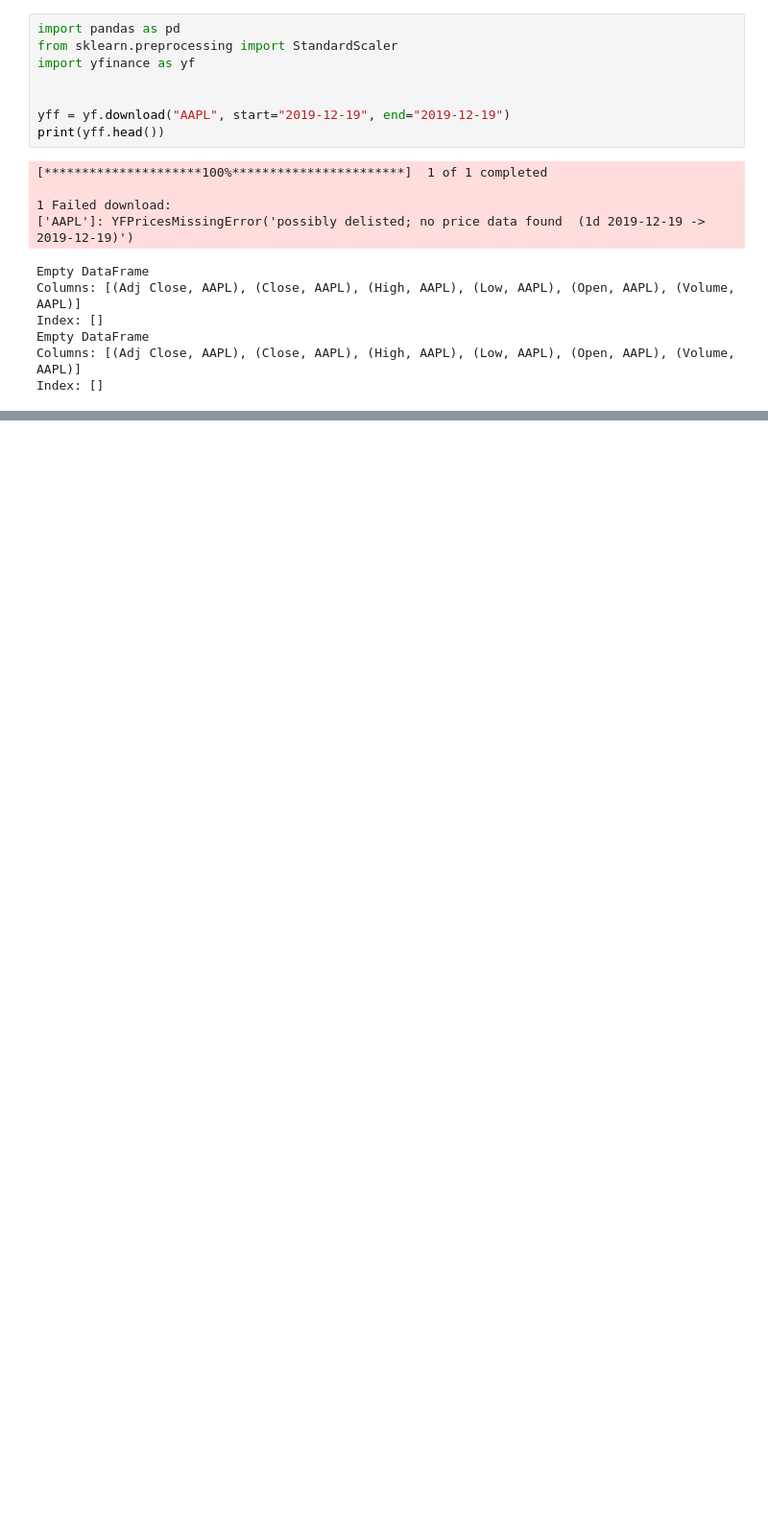
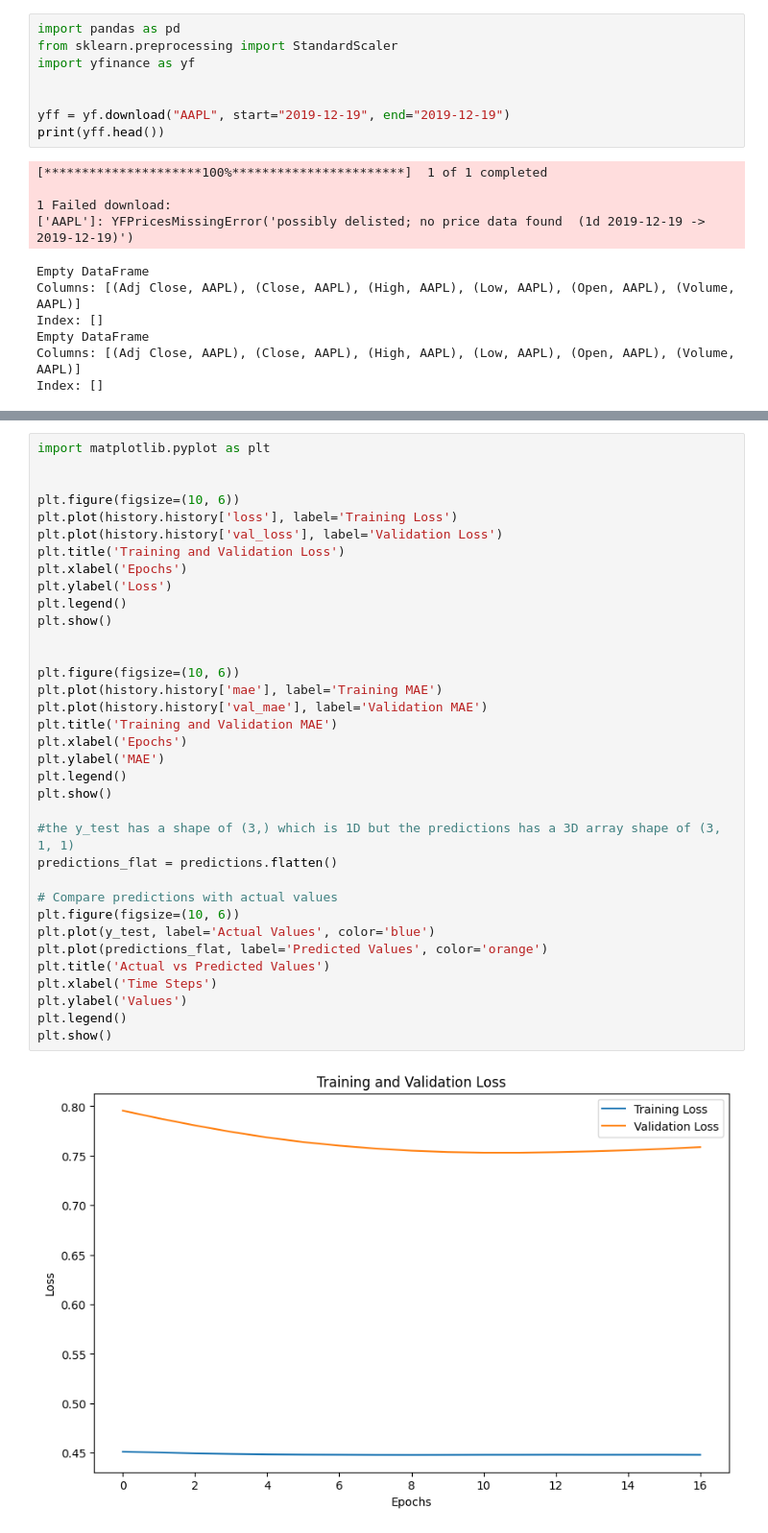
Before and after one commit to ripkoye/LSTMStockProject, a Jupyter notebook: notebooks/untitled.ipynb, the cells around one changed output, grey strips where cells are left out. Shown: that part at 96% size. Drawn from its saved outputs; the diff is of its cells as text; blank space fills up the shorter version.

Commit message:
added lstm model training and graph results

```diff
--- a/notebooks/untitled.ipynb
+++ b/notebooks/untitled.ipynb
@@ -99,0 +234,37 @@ MultiIndex([( 'Close', 'AAPL'),
+# %%
+import matplotlib.pyplot as plt
+
+
+plt.figure(figsize=(10, 6))
+plt.plot(history.history['loss'], label='Training Loss')
+plt.plot(history.history['val_loss'], label='Validation Loss')
+plt.title('Training and Validation Loss')
+plt.xlabel('Epochs')
+plt.ylabel('Loss')
+plt.legend()
+plt.show()
+
+
+plt.figure(figsize=(10, 6))
+plt.plot(history.history['mae'], label='Training MAE')
+plt.plot(history.history['val_mae'], label='Validation MAE')
+plt.title('Training and Validation MAE')
+plt.xlabel('Epochs')
+plt.ylabel('MAE')
+plt.legend()
+plt.show()
+
+#the y_test has a shape of (3,) which is 1D but the predictions has a 3D array shape of (3, 1, 1)
+predictions_flat = predictions.flatten()
+
+# Compare predictions with actual values
+plt.figure(figsize=(10, 6))
+plt.plot(y_test, label='Actual Values', color='blue')
+plt.plot(predictions_flat, label='Predicted Values', color='orange')
+plt.title('Actual vs Predicted Values')
+plt.xlabel('Time Steps')
+plt.ylabel('Values')
+plt.legend()
+plt.show()
+# %% [output]
+[figure, added]
```
Also changed, not shown: parts of 6 cells of this notebook, 4 other files.
